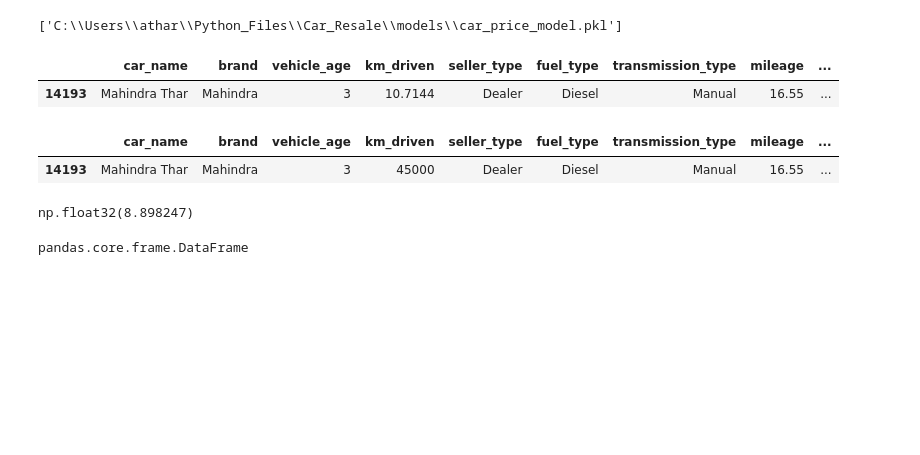
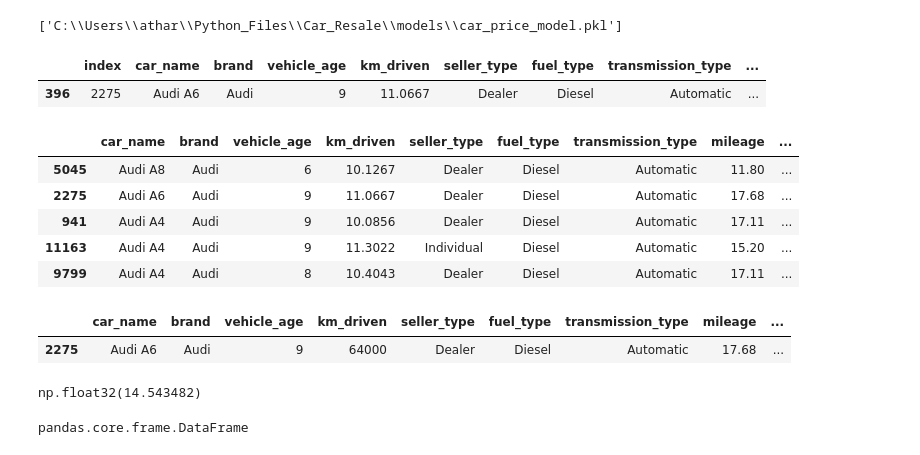
Before and after one commit to Atharva12Bowlekar/Car-Resale-ML-API, a Jupyter notebook: eda_resale_cars_pipeline.ipynb, the cells around one changed output. Drawn from its saved outputs; the diff is of its cells as text; code cells hidden in the pictures; blank space fills up the shorter version.

```diff
--- a/eda_resale_cars_pipeline.ipynb
+++ b/eda_resale_cars_pipeline.ipynb
@@ -599,17 +601,26 @@ joblib.dump(pipeline, model_path)
+# %%
+temp_df[temp_df["index"] == 2275]
+# %% [output]
+|  | index | car_name | brand | vehicle_age | km_driven | seller_type | fuel_type | transmission_type | ... |
+| 396 | 2275 | Audi A6 | Audi | 9 | 11.0667 | Dealer | Diesel | Automatic | ... |
 # %%
-X_test.iloc[-1:]
+X_test[X_test["brand"] == "Audi"].head()
 # %% [output]
 |  | car_name | brand | vehicle_age | km_driven | seller_type | fuel_type | transmission_type | mileage | ... |
-| 14193 | Mahindra Thar | Mahindra | 3 | 10.7144 | Dealer | Diesel | Manual | 16.55 | ... |
+| 5045 | Audi A8 | Audi | 6 | 10.1267 | Dealer | Diesel | Automatic | 11.80 | ... |
+| 2275 | Audi A6 | Audi | 9 | 11.0667 | Dealer | Diesel | Automatic | 17.68 | ... |
+| 941 | Audi A4 | Audi | 9 | 10.0856 | Dealer | Diesel | Automatic | 17.11 | ... |
+| 11163 | Audi A4 | Audi | 9 | 11.3022 | Individual | Diesel | Automatic | 15.20 | ... |
+| 9799 | Audi A4 | Audi | 8 | 10.4043 | Dealer | Diesel | Automatic | 17.11 | ... |
 # %%
-car_df[car_df.index == 14193]
+car_df[car_df.index == 2275]
 # %% [output]
 |  | car_name | brand | vehicle_age | km_driven | seller_type | fuel_type | transmission_type | mileage | ... |
-| 14193 | Mahindra Thar | Mahindra | 3 | 45000 | Dealer | Diesel | Manual | 16.55 | ... |
+| 2275 | Audi A6 | Audi | 9 | 64000 | Dealer | Diesel | Automatic | 17.68 | ... |
 # %%
-np.expm1(preds[-1])
+np.expm1(preds[396])
 # %% [output]
-np.float32(8.898247)
+np.float32(14.543482)
 # %%
 type(X_test)
 # %% [output]
```
Also changed, not shown: parts of 2 cells of this notebook, 6 other files.
